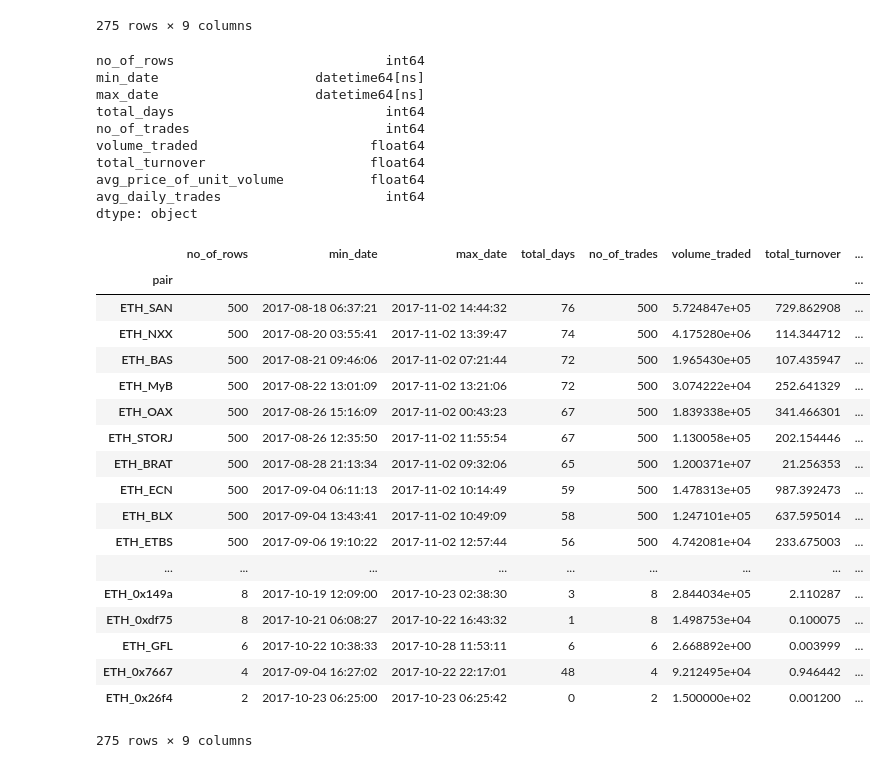
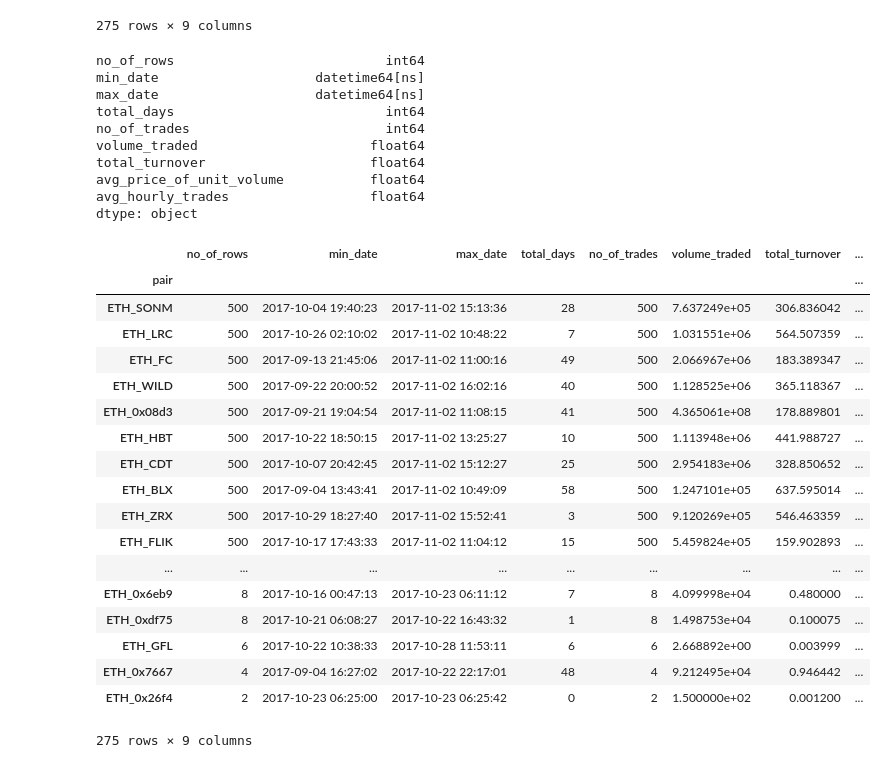
Before and after one commit to satyaki-mitra/Evalution_Exercise, a Jupyter notebook: trade_analysis/trade_analysis.ipynb, the cells around one changed output. Saved outputs shown, nothing was run; the diff lists cells and outputs as text; code cells hidden in the pictures.

Commit message:
daily report

```diff
--- a/trade_analysis/trade_analysis.ipynb
+++ b/trade_analysis/trade_analysis.ipynb
@@ -20,6 +21,8 @@ for i in l:
     maxdate = df.index.max()
     mindate = df.index.min()
     total_days = (maxdate - mindate).days
+    total_seconds = (np.datetime64(maxdate) - np.datetime64(mindate)).item().total_seconds()
+    total_hours = (seconds / 3600)
     grouped = df.groupby(lambda x : x.month)
     grouped.index = 'month'
     a = grouped.count()
@@ -33,10 +36,11 @@ for i in l:
         daily_trades_average = sum(no_of_trades) / (total_days)
     else:
         daily_trades_average = 0
-    result = [pair, row, mindate, maxdate, total_days, sum(no_of_trades), sum(a), sum(b), (sum(c)/len(c)), daily_trades_average]
+    avg_hourly_trades = (sum(no_of_trades) / total_hours)
+    result = [pair, row, mindate, maxdate, total_days, sum(no_of_trades), sum(a), sum(b), (sum(c)/len(c)), avg_hourly_trades]
     l2.append(result)
 output = pd.DataFrame(l2)
-output.columns = ['pair', 'no_of_rows', 'min_date', 'max_date', 'total_days', 'no_of_trades', 'volume_traded', 'total_turnover', 'avg_price_of_unit_volume', 'avg_daily_trades']
+output.columns = ['pair', 'no_of_rows', 'min_date', 'max_date', 'total_days', 'no_of_trades', 'volume_traded', 'total_turnover', 'avg_price_of_unit_volume', 'avg_hourly_trades']
 resultant = output.set_index('pair')
 resultant
 # %% [output]
@@ -70,26 +82,26 @@ no_of_trades                         int64
 volume_traded                      float64
 total_turnover                     float64
 avg_price_of_unit_volume           float64
-avg_daily_trades                     int64
+avg_hourly_trades                  float64
 dtype: object
 # %%
-s = resultant.sort_values(by = ['no_of_rows', 'total_days', 'volume_traded', 'total_turnover'], ascending = [False, False, False, False])
+s = resultant.sort_values(by = ['no_of_rows'], ascending = False)
 s
 # %% [output]
 |  | no_of_rows | min_date | max_date | total_days | no_of_trades | volume_traded | total_turnover | ... |
 | pair |  |  |  |  |  |  |  | ... |
-| ETH_SAN | 500 | 2017-08-18 06:37:21 | 2017-11-02 14:44:32 | 76 | 500 | 5.724847e+05 | 729.862908 | ... |
-| ETH_NXX | 500 | 2017-08-20 03:55:41 | 2017-11-02 13:39:47 | 74 | 500 | 4.175280e+06 | 114.344712 | ... |
-| ETH_BAS | 500 | 2017-08-21 09:46:06 | 2017-11-02 07:21:44 | 72 | 500 | 1.965430e+05 | 107.435947 | ... |
-| ETH_MyB | 500 | 2017-08-22 13:01:09 | 2017-11-02 13:21:06 | 72 | 500 | 3.074222e+04 | 252.641329 | ... |
-| ETH_OAX | 500 | 2017-08-26 15:16:09 | 2017-11-02 00:43:23 | 67 | 500 | 1.839338e+05 | 341.466301 | ... |
-| ETH_STORJ | 500 | 2017-08-26 12:35:50 | 2017-11-02 11:55:54 | 67 | 500 | 1.130058e+05 | 202.154446 | ... |
-| ETH_BRAT | 500 | 2017-08-28 21:13:34 | 2017-11-02 09:32:06 | 65 | 500 | 1.200371e+07 | 21.256353 | ... |
-| ETH_ECN | 500 | 2017-09-04 06:11:13 | 2017-11-02 10:14:49 | 59 | 500 | 1.478313e+05 | 987.392473 | ... |
+| ETH_SONM | 500 | 2017-10-04 19:40:23 | 2017-11-02 15:13:36 | 28 | 500 | 7.637249e+05 | 306.836042 | ... |
+| ETH_LRC | 500 | 2017-10-26 02:10:02 | 2017-11-02 10:48:22 | 7 | 500 | 1.031551e+06 | 564.507359 | ... |
+| ETH_FC | 500 | 2017-09-13 21:45:06 | 2017-11-02 11:00:16 | 49 | 500 | 2.066967e+06 | 183.389347 | ... |
+| ETH_WILD | 500 | 2017-09-22 20:00:52 | 2017-11-02 16:02:16 | 40 | 500 | 1.128525e+06 | 365.118367 | ... |
+| ETH_0x08d3 | 500 | 2017-09-21 19:04:54 | 2017-11-02 11:08:15 | 41 | 500 | 4.365061e+08 | 178.889801 | ... |
+| ETH_HBT | 500 | 2017-10-22 18:50:15 | 2017-11-02 13:25:27 | 10 | 500 | 1.113948e+06 | 441.988727 | ... |
+| ETH_CDT | 500 | 2017-10-07 20:42:45 | 2017-11-02 15:12:27 | 25 | 500 | 2.954183e+06 | 328.850652 | ... |
 | ETH_BLX | 500 | 2017-09-04 13:43:41 | 2017-11-02 10:49:09 | 58 | 500 | 1.247101e+05 | 637.595014 | ... |
-| ETH_ETBS | 500 | 2017-09-06 19:10:22 | 2017-11-02 12:57:44 | 56 | 500 | 4.742081e+04 | 233.675003 | ... |
+| ETH_ZRX | 500 | 2017-10-29 18:27:40 | 2017-11-02 15:52:41 | 3 | 500 | 9.120269e+05 | 546.463359 | ... |
+| ETH_FLIK | 500 | 2017-10-17 17:43:33 | 2017-11-02 11:04:12 | 15 | 500 | 5.459824e+05 | 159.902893 | ... |
 | ... | ... | ... | ... | ... | ... | ... | ... | ... |
-| ETH_0x149a | 8 | 2017-10-19 12:09:00 | 2017-10-23 02:38:30 | 3 | 8 | 2.844034e+05 | 2.110287 | ... |
+| ETH_0x6eb9 | 8 | 2017-10-16 00:47:13 | 2017-10-23 06:11:12 | 7 | 8 | 4.099998e+04 | 0.480000 | ... |
 | ETH_0xdf75 | 8 | 2017-10-21 06:08:27 | 2017-10-22 16:43:32 | 1 | 8 | 1.498753e+04 | 0.100075 | ... |
 | ETH_GFL | 6 | 2017-10-22 10:38:33 | 2017-10-28 11:53:11 | 6 | 6 | 2.668892e+00 | 0.003999 | ... |
 | ETH_0x7667 | 4 | 2017-09-04 16:27:02 | 2017-10-22 22:17:01 | 48 | 4 | 9.212495e+04 | 0.946442 | ... |
```
Also changed, not shown: parts of 4 cells of this notebook, 2 other files.
